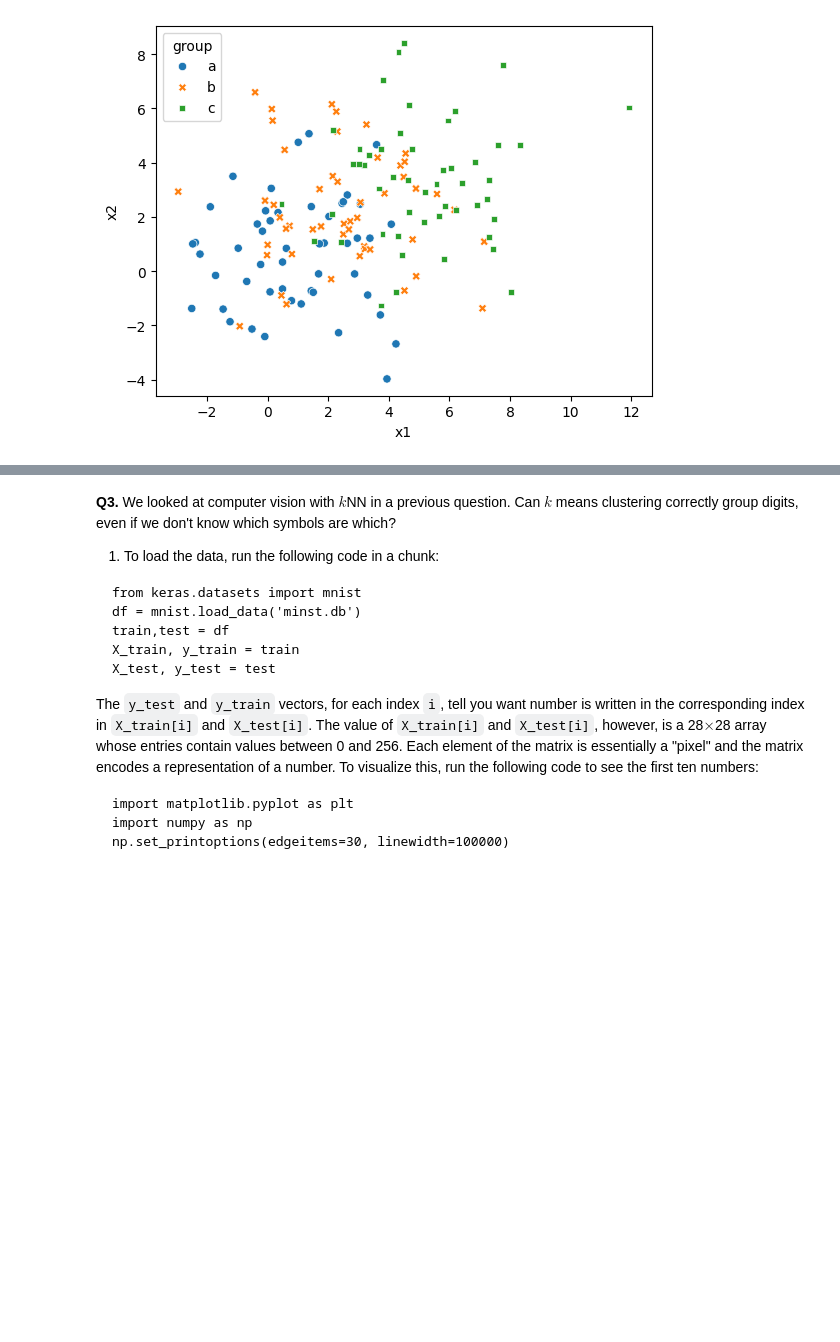
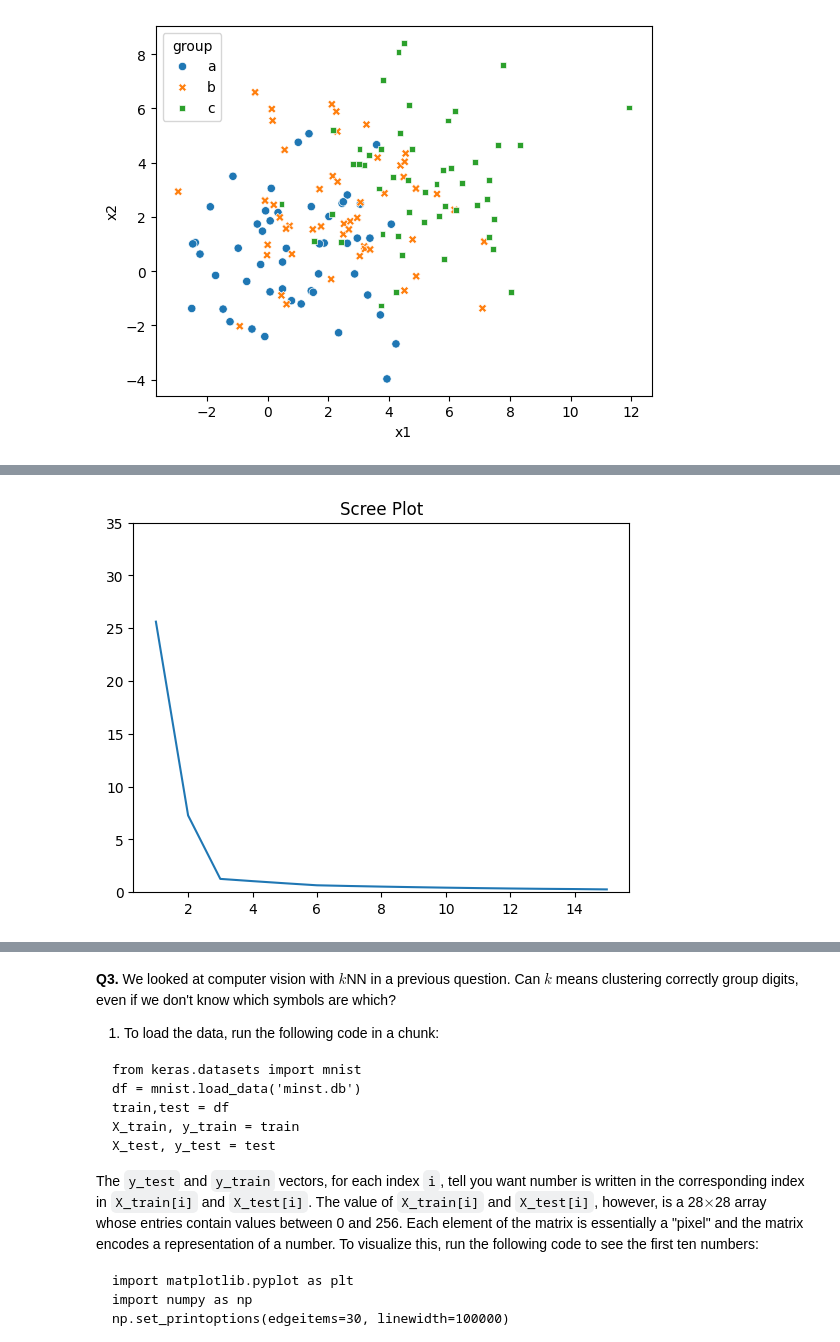
Before and after one commit to gkbrasselle/kmc, a Jupyter notebook: assignment_kmc.ipynb, the cells around one changed output, grey strips where cells are left out. Saved outputs shown, nothing was run; the diff lists cells and outputs as text; code cells hidden in the pictures; blank space fills up the shorter version.

```diff
--- a/assignment_kmc.ipynb
+++ b/assignment_kmc.ipynb
@@ -271,0 +297,4 @@ sns.scatterplot(data = df2_0, x = 'x1',y='x2',hue='group',style='group')
+# %%
+scree(data = df0_25)
+# %% [output]
+[figure, added]
```
Also changed, not shown: parts of 11 cells of this notebook.
